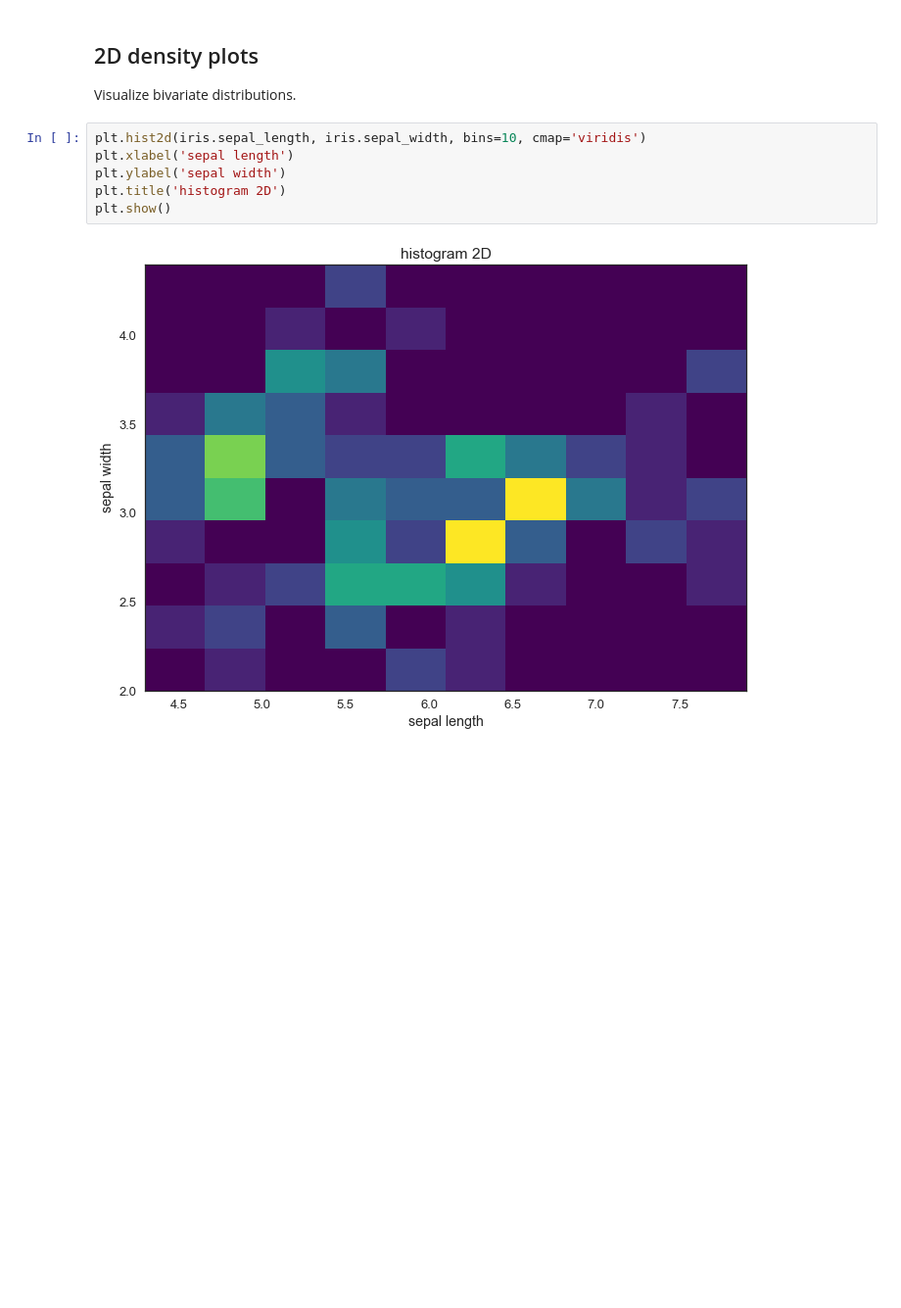
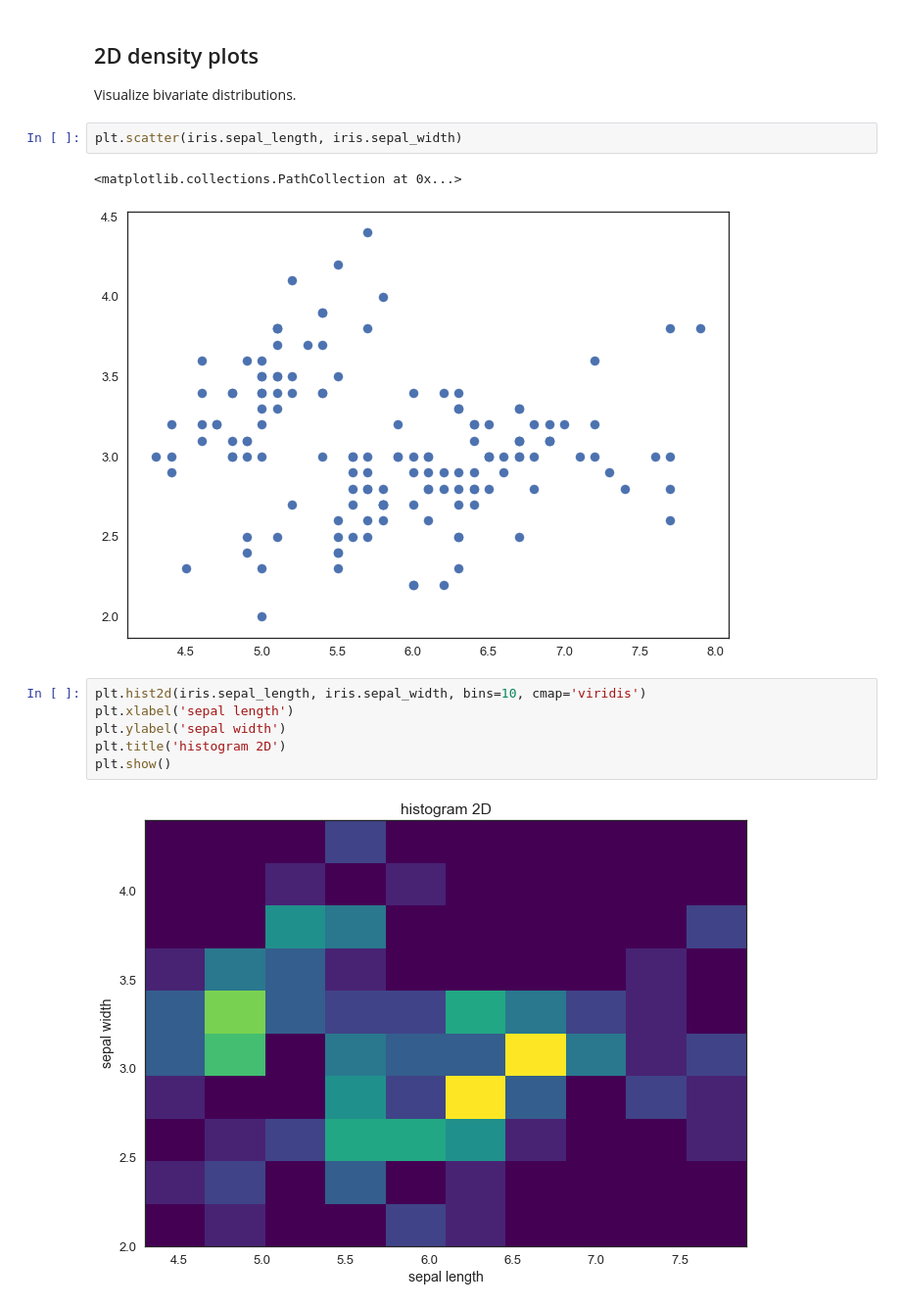
Before and after one commit to BielStela/Curs_UB, a Jupyter notebook: dia_3/DataViz/dataviz_slides.ipynb, the cells around one changed output. Shown at 98% size. Saved outputs shown, nothing was run; the diff lists cells and outputs as text; blank space fills up the shorter version.

```diff
--- a/dia_3/DataViz/dataviz.ipynb
+++ b/dia_3/DataViz/dataviz_slides.ipynb
@@ -544,6 +541,11 @@ plt.show()
 # %% [markdown]
 ## 2D density plots
 Visualize bivariate distributions.
+# %%
+plt.scatter(iris.sepal_length, iris.sepal_width)
+# %% [output]
+<matplotlib.collections.PathCollection at 0x...>
+[figure, added]
 # %%
 plt.hist2d(iris.sepal_length, iris.sepal_width, bins=10, cmap='viridis')
 plt.xlabel('sepal length')
```
Also changed, not shown: parts of 13 cells of this notebook, 3 other files.
